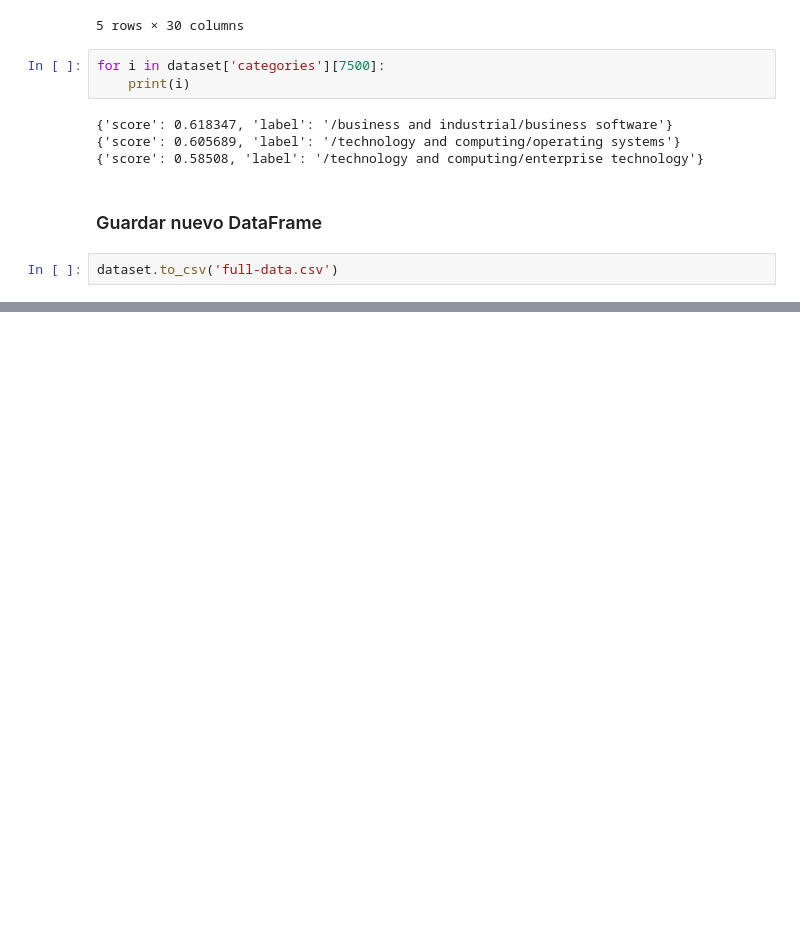
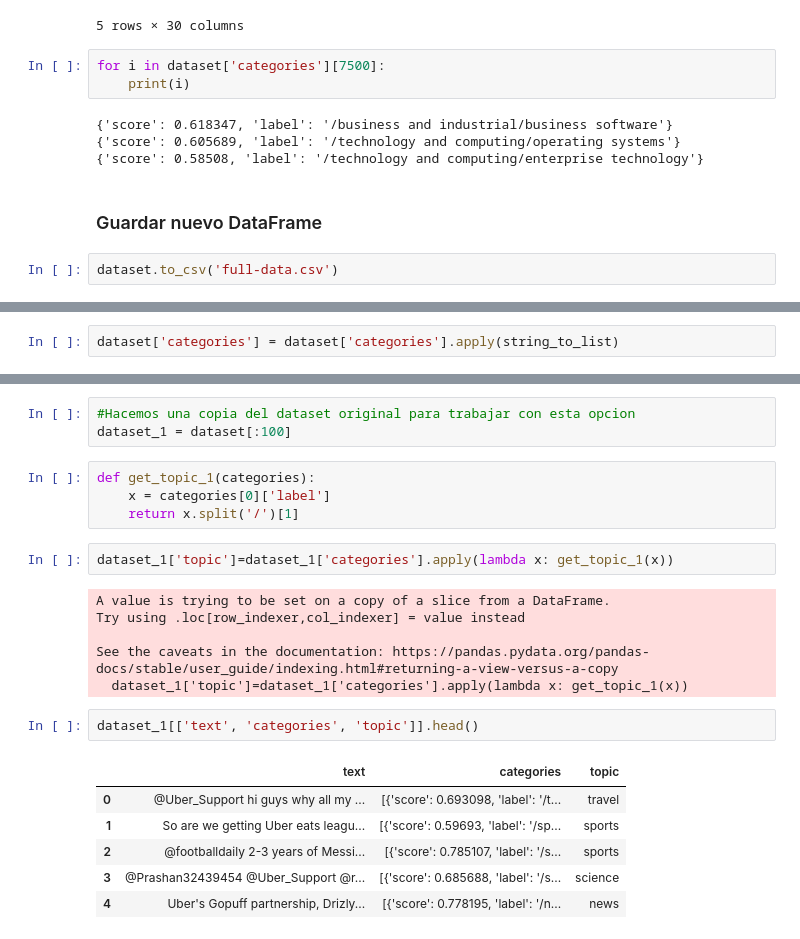
Before and after one commit to marinovik/TFM, a Jupyter notebook: topic_ibmWatson.ipynb, the cells around one changed output, grey strips where cells are left out. Cells and saved outputs as stored; diff of their text form; blank space fills up the shorter version.

```diff
--- a/topic_ibmWatson.ipynb
+++ b/topic_ibmWatson.ipynb
@@ -78,0 +134,2 @@ dataset.to_csv('full-data.csv')
+# %%
+dataset['categories'] = dataset['categories'].apply(string_to_list)
@@ -78,0 +166,24 @@ dataset.to_csv('full-data.csv')
+# %%
+#Hacemos una copia del dataset original para trabajar con esta opcion
+dataset_1 = dataset[:100]
+# %%
+def get_topic_1(categories):
+    x = categories[0]['label']
+    return x.split('/')[1]
+# %%
+dataset_1['topic']=dataset_1['categories'].apply(lambda x: get_topic_1(x))
+# %% [output]
+A value is trying to be set on a copy of a slice from a DataFrame.
+Try using .loc[row_indexer,col_indexer] = value instead
+
+See the caveats in the documentation: https://pandas.pydata.org/pandas-docs/stable/user_guide/indexing.html#returning-a-view-versus-a-copy
+  dataset_1['topic']=dataset_1['categories'].apply(lambda x: get_topic_1(x))
+# %%
+dataset_1[['text', 'categories', 'topic']].head()
+# %% [output]
+|  | text | categories | topic |
+| 0 | @Uber_Support hi guys why all my ... | [{'score': 0.693098, 'label': '/t... | travel |
+| 1 | So are we getting Uber eats leagu... | [{'score': 0.59693, 'label': '/sp... | sports |
+| 2 | @footballdaily 2-3 years of Messi... | [{'score': 0.785107, 'label': '/s... | sports |
+| 3 | @Prashan32439454 @Uber_Support @r... | [{'score': 0.685688, 'label': '/s... | science |
+| 4 | Uber's Gopuff partnership, Drizly... | [{'score': 0.778195, 'label': '/n... | news |
```
Also changed, not shown: parts of 28 cells of this notebook.
